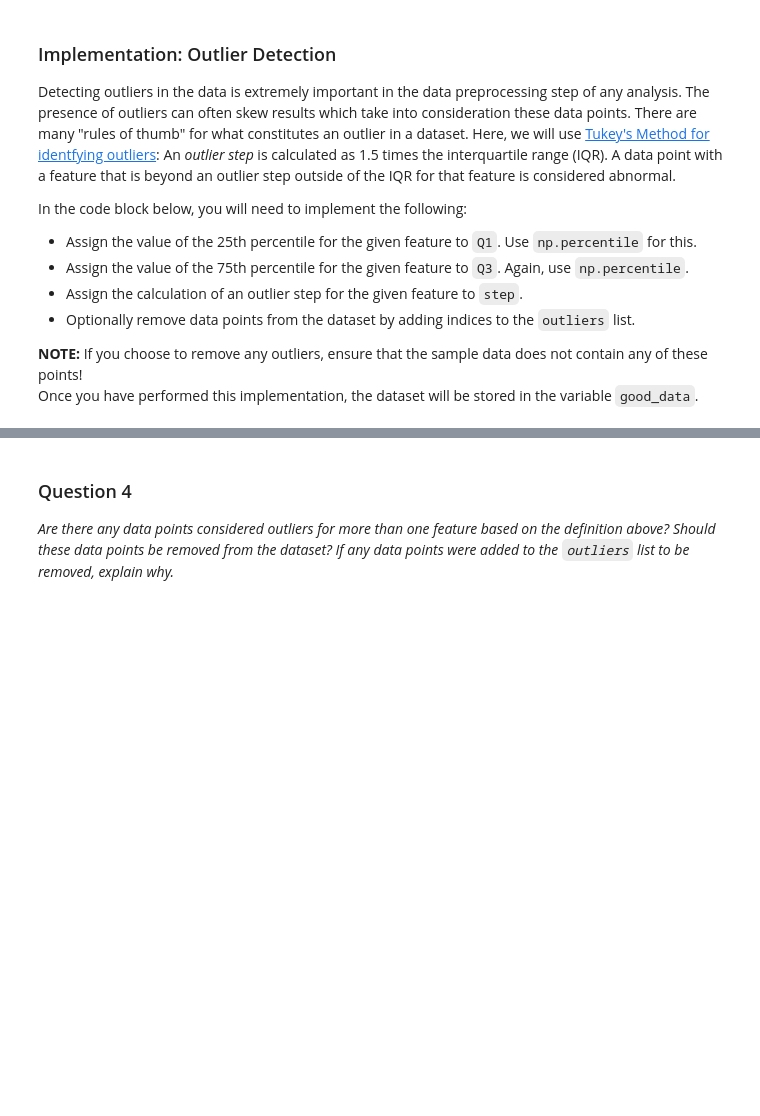
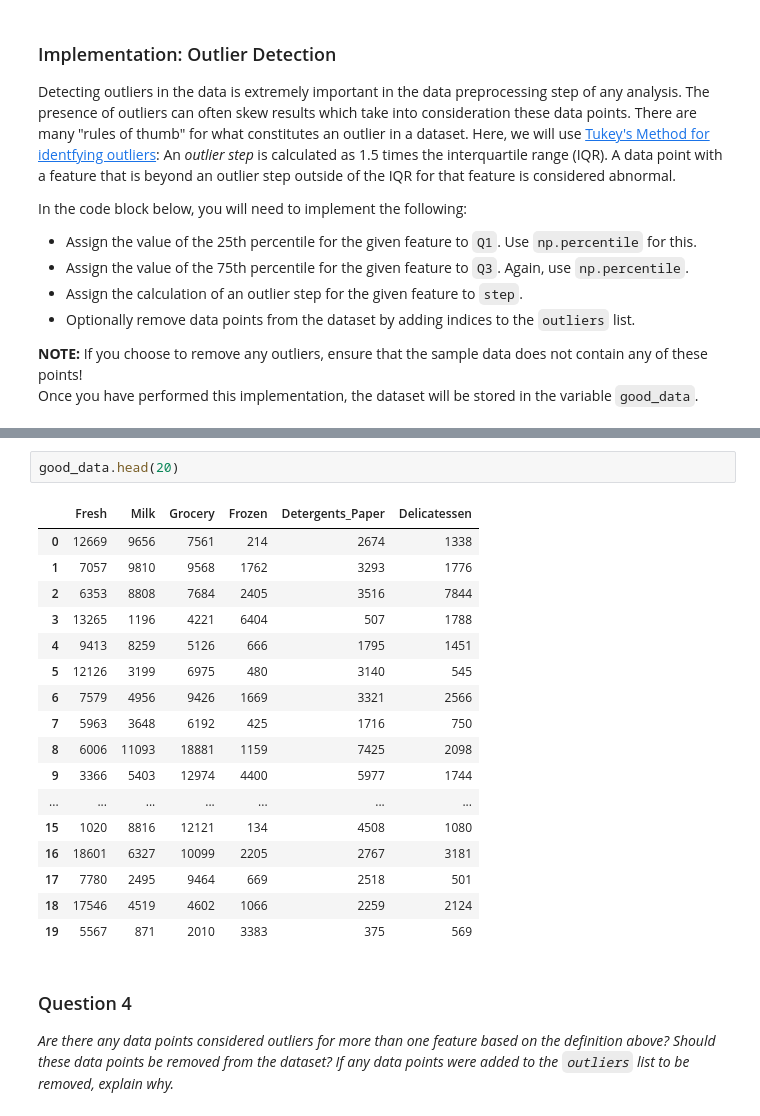
Before and after one commit to baumanab/Udacity_MachineLearningEngineer_ND, a Jupyter notebook: projects/creating_customer_segments/customer_segments.ipynb, the cells around one changed output, grey strips where cells are left out. Drawn from its saved outputs; the diff is of its cells as text; blank space fills up the shorter version.

```diff
--- a/projects/creating_customer_segments/customer_segments.ipynb
+++ b/projects/creating_customer_segments/customer_segments.ipynb
@@ -188,3 +255,23 @@ good_data = log_data.drop(log_data.index[outliers]).reset_index(drop = True)
+# %%
+good_data.head(20)
+# %% [output]
+|  | Fresh | Milk | Grocery | Frozen | Detergents_Paper | Delicatessen |
+| 0 | 12669 | 9656 | 7561 | 214 | 2674 | 1338 |
+| 1 | 7057 | 9810 | 9568 | 1762 | 3293 | 1776 |
+| 2 | 6353 | 8808 | 7684 | 2405 | 3516 | 7844 |
+| 3 | 13265 | 1196 | 4221 | 6404 | 507 | 1788 |
+| 4 | 9413 | 8259 | 5126 | 666 | 1795 | 1451 |
+| 5 | 12126 | 3199 | 6975 | 480 | 3140 | 545 |
+| 6 | 7579 | 4956 | 9426 | 1669 | 3321 | 2566 |
+| 7 | 5963 | 3648 | 6192 | 425 | 1716 | 750 |
+| 8 | 6006 | 11093 | 18881 | 1159 | 7425 | 2098 |
+| 9 | 3366 | 5403 | 12974 | 4400 | 5977 | 1744 |
+| ... | ... | ... | ... | ... | ... | ... |
+| 15 | 1020 | 8816 | 12121 | 134 | 4508 | 1080 |
+| 16 | 18601 | 6327 | 10099 | 2205 | 2767 | 3181 |
+| 17 | 7780 | 2495 | 9464 | 669 | 2518 | 501 |
+| 18 | 17546 | 4519 | 4602 | 1066 | 2259 | 2124 |
+| 19 | 5567 | 871 | 2010 | 3383 | 375 | 569 |
 # %% [markdown]
 ### Question 4
 *Are there any data points considered outliers for more than one feature based on the definition above? Should these data points be removed from the dataset? If any data points were added to the `outliers` list to be removed, explain why.*
```
Also changed, not shown: parts of 7 cells of this notebook.
